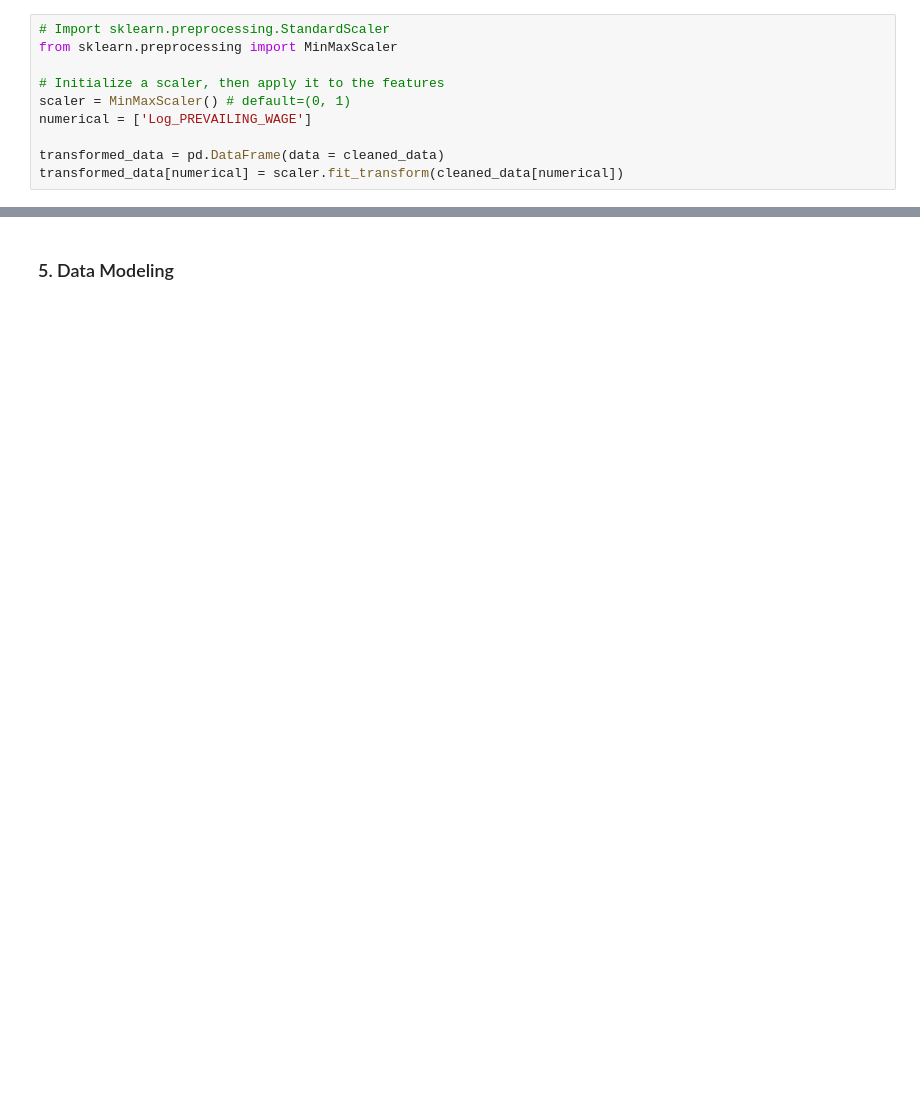
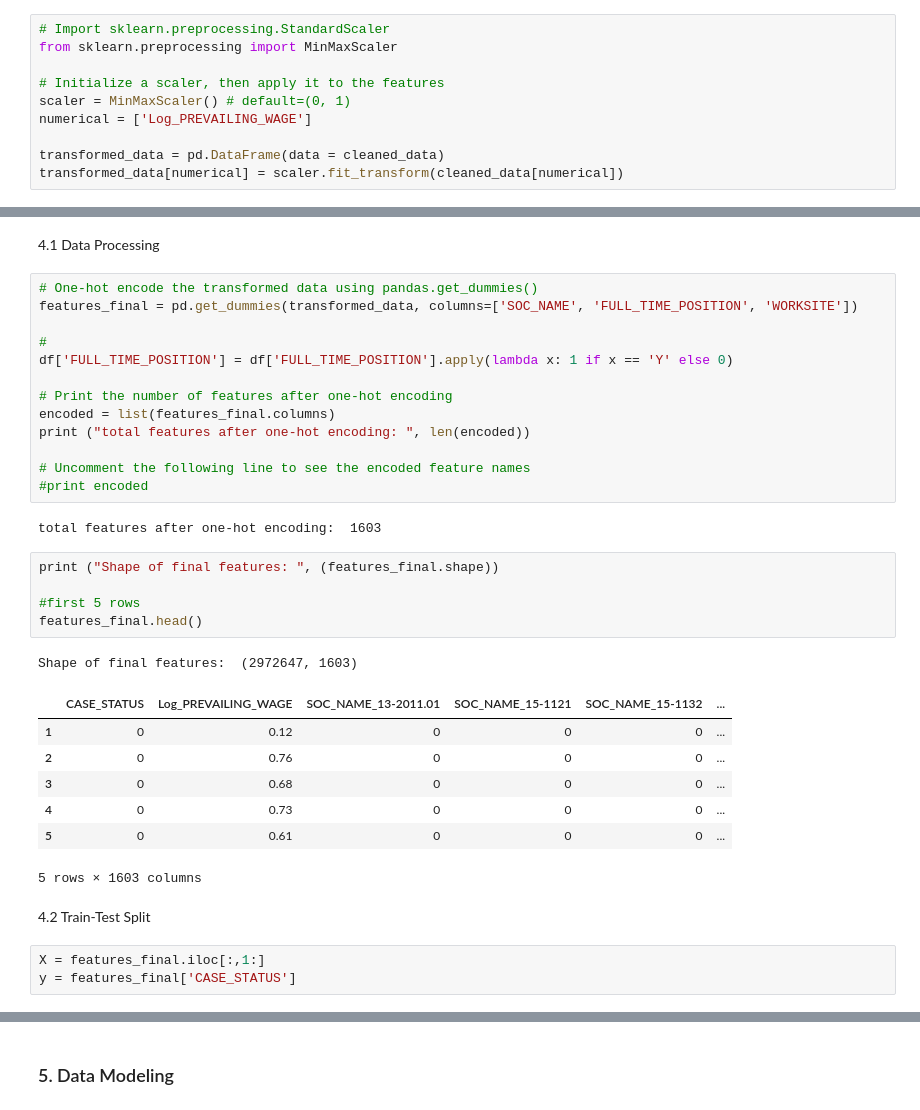
Before and after one commit to numanyilmaz/Capstone, a Jupyter notebook: Capstone.ipynb, the cells around one changed output, grey strips where cells are left out. Saved outputs shown, nothing was run; the diff lists cells and outputs as text; blank space fills up the shorter version.

```diff
--- a/Capstone.ipynb
+++ b/Capstone.ipynb
@@ -236,0 +249,36 @@ cleaned_data['Log_PREVAILING_WAGE'] = scaler.fit_transform(cleaned_data['Log_PRE
+# %% [markdown]
+4.1 Data Processing
+# %%
+# One-hot encode the transformed data using pandas.get_dummies()
+features_final = pd.get_dummies(transformed_data, columns=['SOC_NAME', 'FULL_TIME_POSITION', 'WORKSITE'])
+
+#
+df['FULL_TIME_POSITION'] = df['FULL_TIME_POSITION'].apply(lambda x: 1 if x == 'Y' else 0)
+
+# Print the number of features after one-hot encoding
+encoded = list(features_final.columns)
+print ("total features after one-hot encoding: ", len(encoded))
+
+# Uncomment the following line to see the encoded feature names
+#print encoded
+# %% [output]
+total features after one-hot encoding:  1603
+# %%
+print ("Shape of final features: ", (features_final.shape))
+
+#first 5 rows
+features_final.head()
+# %% [output]
+Shape of final features:  (2972647, 1603)
+|  | CASE_STATUS | Log_PREVAILING_WAGE | SOC_NAME_13-2011.01 | SOC_NAME_15-1121 | SOC_NAME_15-1132 | ... |
+| 1 | 0 | 0.12 | 0 | 0 | 0 | ... |
+| 2 | 0 | 0.76 | 0 | 0 | 0 | ... |
+| 3 | 0 | 0.68 | 0 | 0 | 0 | ... |
+| 4 | 0 | 0.73 | 0 | 0 | 0 | ... |
+| 5 | 0 | 0.61 | 0 | 0 | 0 | ... |
+5 rows × 1603 columns
+# %% [markdown]
+4.2 Train-Test Split
+# %%
+X = features_final.iloc[:,1:]
+y = features_final['CASE_STATUS']
```
Also changed, not shown: parts of 9 cells of this notebook.
